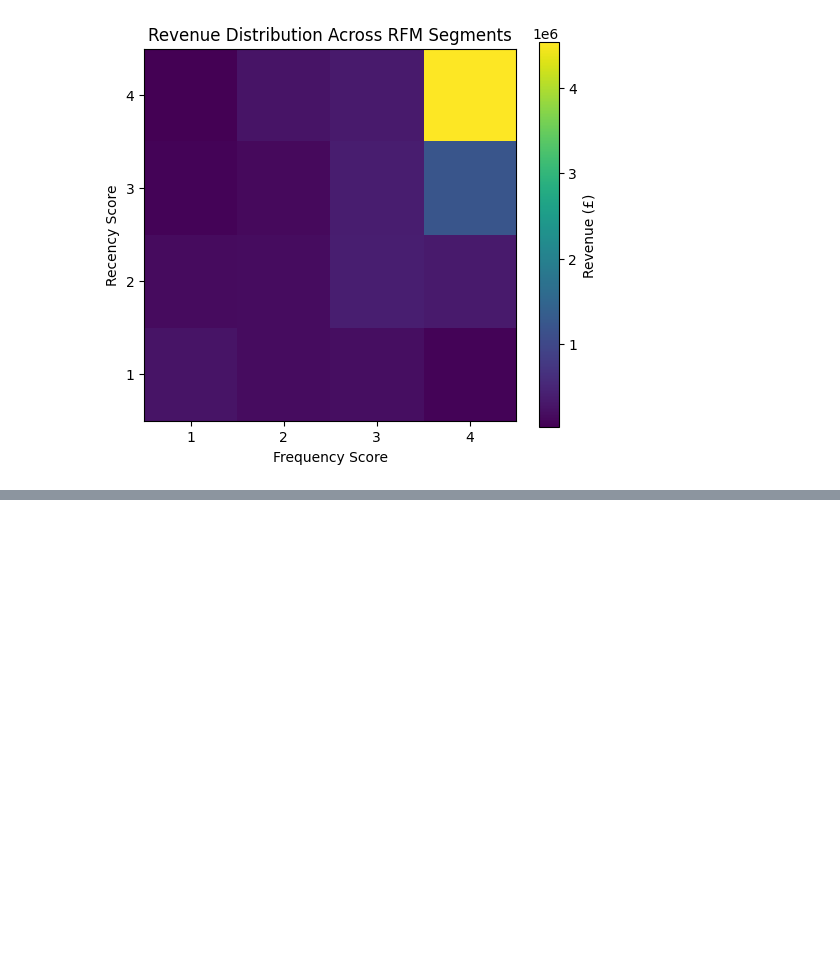
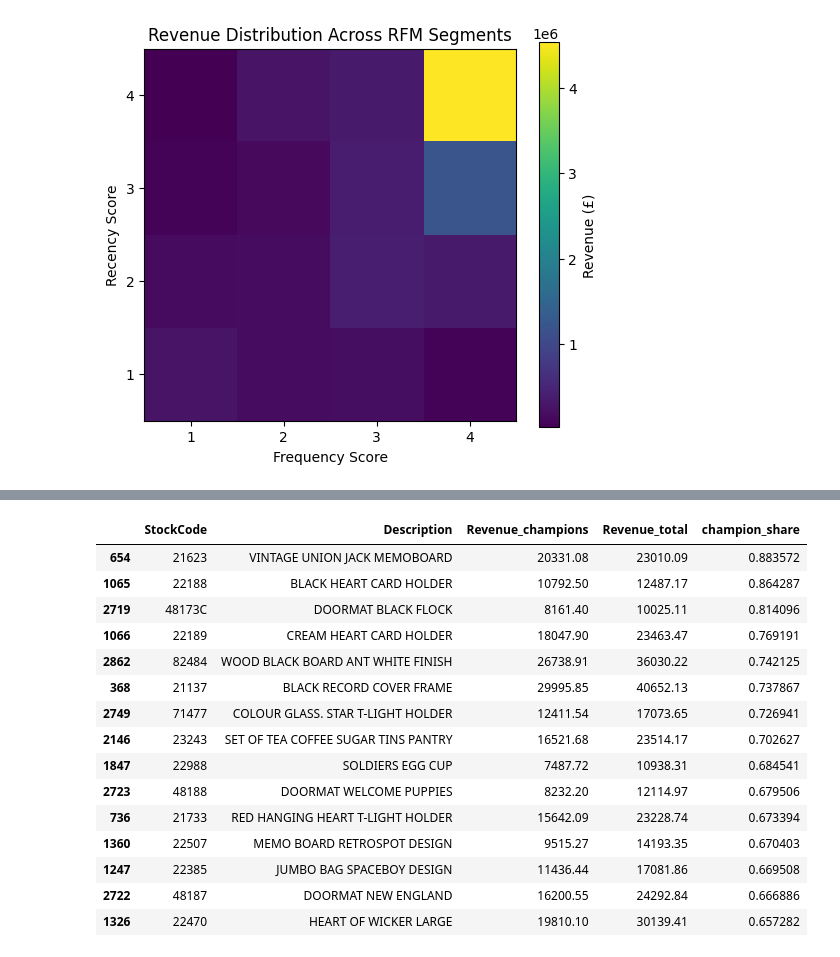
Before and after one commit to rodrigo-gonzalez-data/ecommerce-analysis, a Jupyter notebook: notebooks/exploration.ipynb, the cells around one changed output, grey strips where cells are left out. Saved outputs shown, nothing was run; the diff lists cells and outputs as text; code cells hidden in the pictures; blank space fills up the shorter version.

```diff
--- a/notebooks/exploration.ipynb
+++ b/notebooks/exploration.ipynb
@@ -686,0 +710,3 @@ plt.show()
+# %%
+# Extract champion customer IDs
+champion_ids = rfm.loc[rfm["Segment"] == "Champions"].index
@@ -686,0 +717,16 @@ plt.show()
+# %%
+# Product revenue among Champions
+champion_product_rev = (
+    df_champions
+    .groupby(["StockCode", "Description"])["Revenue"]
+    .sum()
+    .reset_index()
+)
+
+# Product revenue overall
+total_product_rev = (
+    df_clean
+    .groupby(["StockCode", "Description"])["Revenue"]
+    .sum()
+    .reset_index()
+)
@@ -686,0 +750,26 @@ plt.show()
+# %%
+# Top products over-indexed among Champions
+top_affinity_products = (
+    product_affinity
+    .sort_values("champion_share", ascending=False)
+    .head(15)
+)
+
+top_affinity_products
+# %% [output]
+|  | StockCode | Description | Revenue_champions | Revenue_total | champion_share |
+| 654 | 21623 | VINTAGE UNION JACK MEMOBOARD | 20331.08 | 23010.09 | 0.883572 |
+| 1065 | 22188 | BLACK HEART CARD HOLDER | 10792.50 | 12487.17 | 0.864287 |
+| 2719 | 48173C | DOORMAT BLACK FLOCK | 8161.40 | 10025.11 | 0.814096 |
+| 1066 | 22189 | CREAM HEART CARD HOLDER | 18047.90 | 23463.47 | 0.769191 |
+| 2862 | 82484 | WOOD BLACK BOARD ANT WHITE FINISH | 26738.91 | 36030.22 | 0.742125 |
+| 368 | 21137 | BLACK RECORD COVER FRAME | 29995.85 | 40652.13 | 0.737867 |
+| 2749 | 71477 | COLOUR GLASS. STAR T-LIGHT HOLDER | 12411.54 | 17073.65 | 0.726941 |
+| 2146 | 23243 | SET OF TEA COFFEE SUGAR TINS PANTRY | 16521.68 | 23514.17 | 0.702627 |
+| 1847 | 22988 | SOLDIERS EGG CUP | 7487.72 | 10938.31 | 0.684541 |
+| 2723 | 48188 | DOORMAT WELCOME PUPPIES | 8232.20 | 12114.97 | 0.679506 |
+| 736 | 21733 | RED HANGING HEART T-LIGHT HOLDER | 15642.09 | 23228.74 | 0.673394 |
+| 1360 | 22507 | MEMO BOARD RETROSPOT DESIGN | 9515.27 | 14193.35 | 0.670403 |
+| 1247 | 22385 | JUMBO BAG SPACEBOY DESIGN | 11436.44 | 17081.86 | 0.669508 |
+| 2722 | 48187 | DOORMAT NEW ENGLAND | 16200.55 | 24292.84 | 0.666886 |
+| 1326 | 22470 | HEART OF WICKER LARGE | 19810.10 | 30139.41 | 0.657282 |
```
Also changed, not shown: parts of 7 cells of this notebook.
